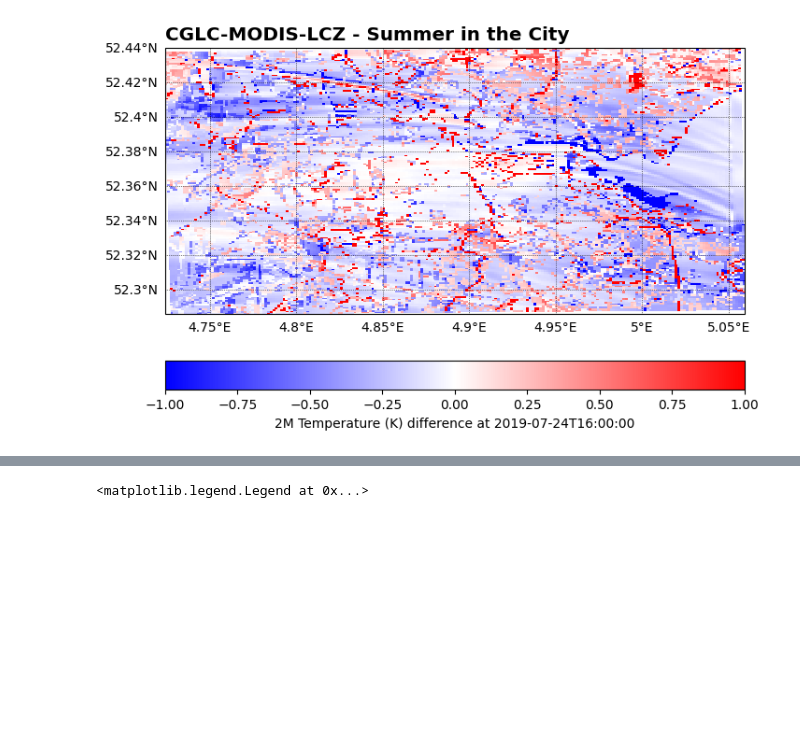
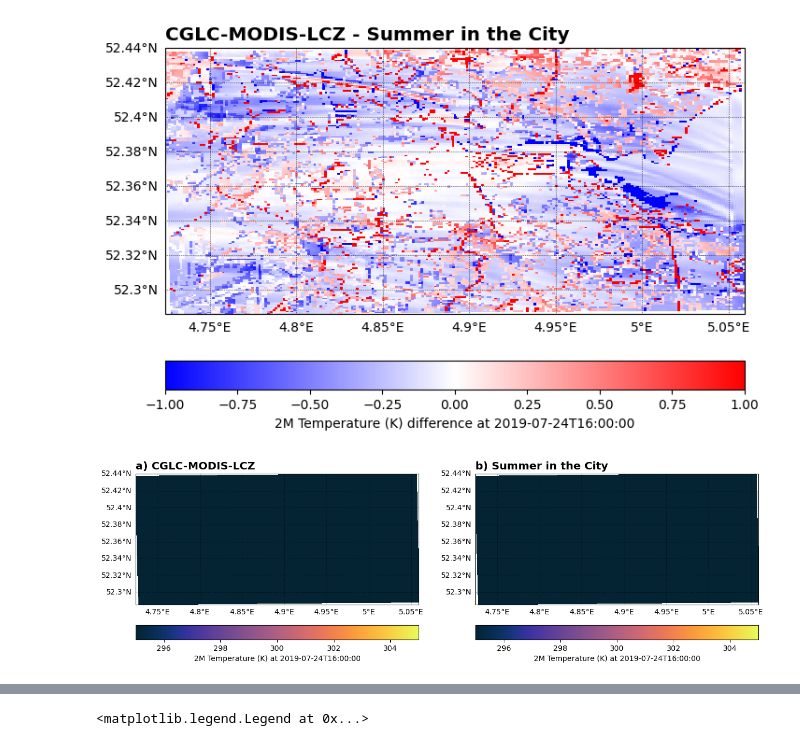
Before and after one commit to Urban-M4/snakemake-wrf, a Jupyter notebook: plot-temperature.ipynb, the cells around one changed output, grey strips where cells are left out. Saved outputs shown, nothing was run; the diff lists cells and outputs as text; code cells hidden in the pictures; blank space fills up the shorter version.

```diff
--- a/plot_output_files.ipynb
+++ b/plot-temperature.ipynb
@@ -292,6 +155,44 @@ lcz_rural = lcz_rural.where(wur_lcz_file.LANDMASK == 1)
 
 mean_rural_wur = wur_rural.mean(dim=("west_east","south_north"))
 mean_rural_lcz = lcz_rural.mean(dim=("west_east","south_north"))
+# %%
+wur_rural_t2 = wur_rural.isel(time=34)
+lcz_rural_t2 = lcz_rural.isel(time=34)
+
+mean_rural_wur_t2 = wur_rural_t2.mean(dim=("west_east","south_north"))
+mean_rural_lcz_t2 = lcz_rural_t2.mean(dim=("west_east","south_north"))
+
+diff_wur = wur_T2 - mean_rural_wur_t2
+diff_lcz = wur_lcz_T2 - mean_rural_lcz_t2
+# %%
+fig = plt.figure(figsize=(15, 5))
+ax1 = fig.add_subplot(1, 2, 1, projection=proj)
+gl1 = ax1.gridlines(**ax_options)
+gl1.right_labels = False
+gl1.top_labels = False
+ax1.set_extent(extent)
+
+ct1 = ax1.pcolormesh(
+    diff_lcz.lon, diff_lcz.lat, diff_lcz, vmin=295, vmax=305, cmap=cmo.thermal, transform=ccrs.PlateCarree())
+
+
+ax1.coastlines(linewidth=1.0, resolution='10m')
+ax1.set_title('a) CGLC-MODIS-LCZ', **title_options)
+cbar = fig.colorbar(ct1, orientation='horizontal', fraction=0.09, pad=0.1, label='2M Temperature (K) at 2019-07-24T16:00:00', ax=ax1)
+
+ax2 = fig.add_subplot(1, 2, 2, projection=proj)
+gl2 = ax2.gridlines(**ax_options)
+gl2.right_labels = False
+gl2.top_labels = False
+ax2.set_extent(extent)
+
+ct2 = ax2.pcolormesh(
+    diff_lcz.lon, diff_lcz.lat, diff_lcz, vmin=295, vmax=305, cmap=cmo.thermal, transform=ccrs.PlateCarree())
+ax2.coastlines(linewidth=1.0, resolution='10m')
+ax2.set_title('b) Summer in the City', **title_options)
+cbar = fig.colorbar(ct2, orientation='horizontal', fraction=0.09, pad=0.1, label='2M Temperature (K) at 2019-07-24T16:00:00', ax=ax2)
+# %% [output]
+[figure, added]
 # %%
 from matplotlib.lines import Line2D
 
```
Also changed, not shown: parts of 8 cells of this notebook, 1 other file.
